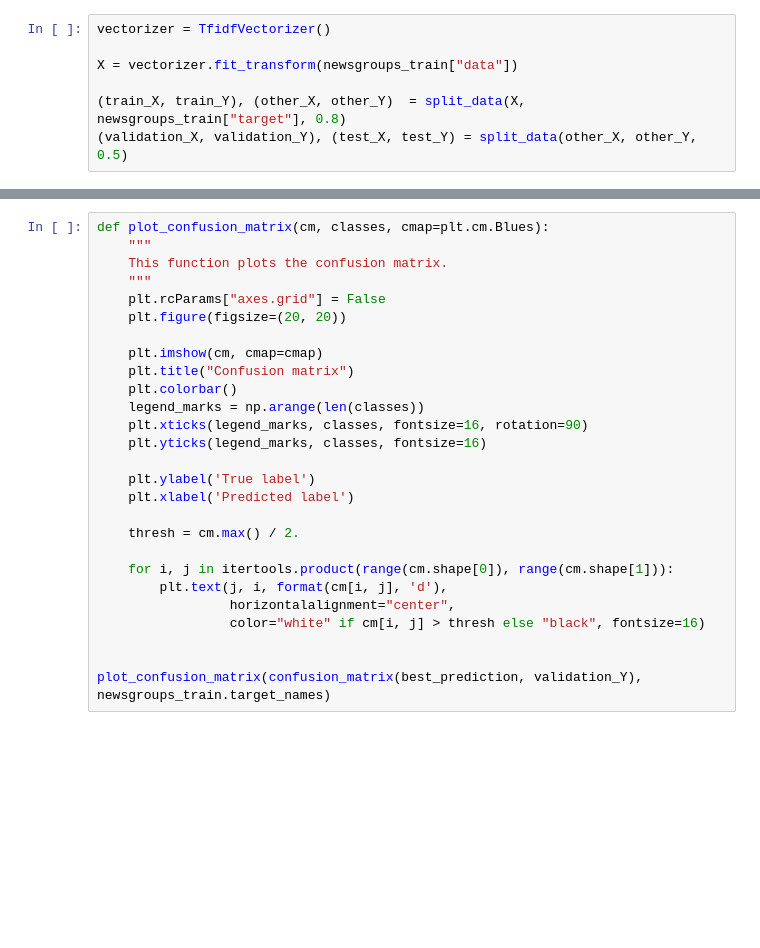
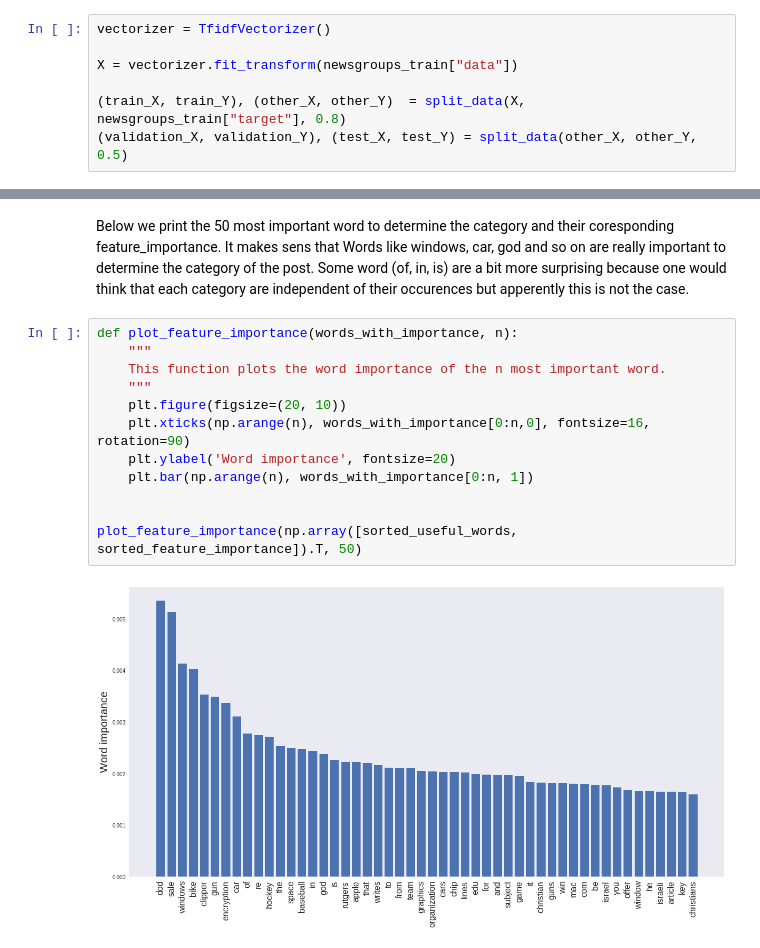
Before and after one commit to brunowicht/ada_project, a Jupyter notebook: 04 - Applied ML/Homework4.ipynb, the cells around one changed output, grey strips where cells are left out. Drawn from its saved outputs; the diff is of its cells as text; blank space fills up the shorter version.

```diff
--- a/04 - Applied ML/Homework4.ipynb
+++ b/04 - Applied ML/Homework4.ipynb
@@ -374,27 +424,18 @@ plt.show()
-# %%
-def plot_confusion_matrix(cm, classes, cmap=plt.cm.Blues):
-    """
-    This function plots the confusion matrix.
-    """
-    plt.rcParams["axes.grid"] = False
-    plt.figure(figsize=(20, 20))
-
-    plt.imshow(cm, cmap=cmap)
-    plt.title("Confusion matrix")
-    plt.colorbar()
-    legend_marks = np.arange(len(classes))
-    plt.xticks(legend_marks, classes, fontsize=16, rotation=90)
-    plt.yticks(legend_marks, classes, fontsize=16)
-
-    plt.ylabel('True label')
-    plt.xlabel('Predicted label')
-
-    thresh = cm.max() / 2.
-
-    for i, j in itertools.product(range(cm.shape[0]), range(cm.shape[1])):
-        plt.text(j, i, format(cm[i, j], 'd'),
-                 horizontalalignment="center",
-                 color="white" if cm[i, j] > thresh else "black", fontsize=16)
-
-
-plot_confusion_matrix(confusion_matrix(best_prediction, validation_Y), newsgroups_train.target_names)
+# %% [markdown]
+Below we print the 50 most important word to determine the category and their coresponding feature_importance.
+It makes sens that Words like windows, car, god and so on are really important to determine the category of the post.
+Some word (of, in, is) are a bit more surprising because one would think that each category are independent of their occurences but apperently this is not the case.
+# %%
+def plot_feature_importance(words_with_importance, n):
+    """
+    This function plots the word importance of the n most important word.
+    """
+    plt.figure(figsize=(20, 10))
+    plt.xticks(np.arange(n), words_with_importance[0:n,0], fontsize=16, rotation=90)
+    plt.ylabel('Word importance', fontsize=20)
+    plt.bar(np.arange(n), words_with_importance[0:n, 1])
+
+
+plot_feature_importance(np.array([sorted_useful_words, sorted_feature_importance]).T, 50)
+# %% [output]
+[figure, added]
```
Also changed, not shown: parts of 8 cells of this notebook.
